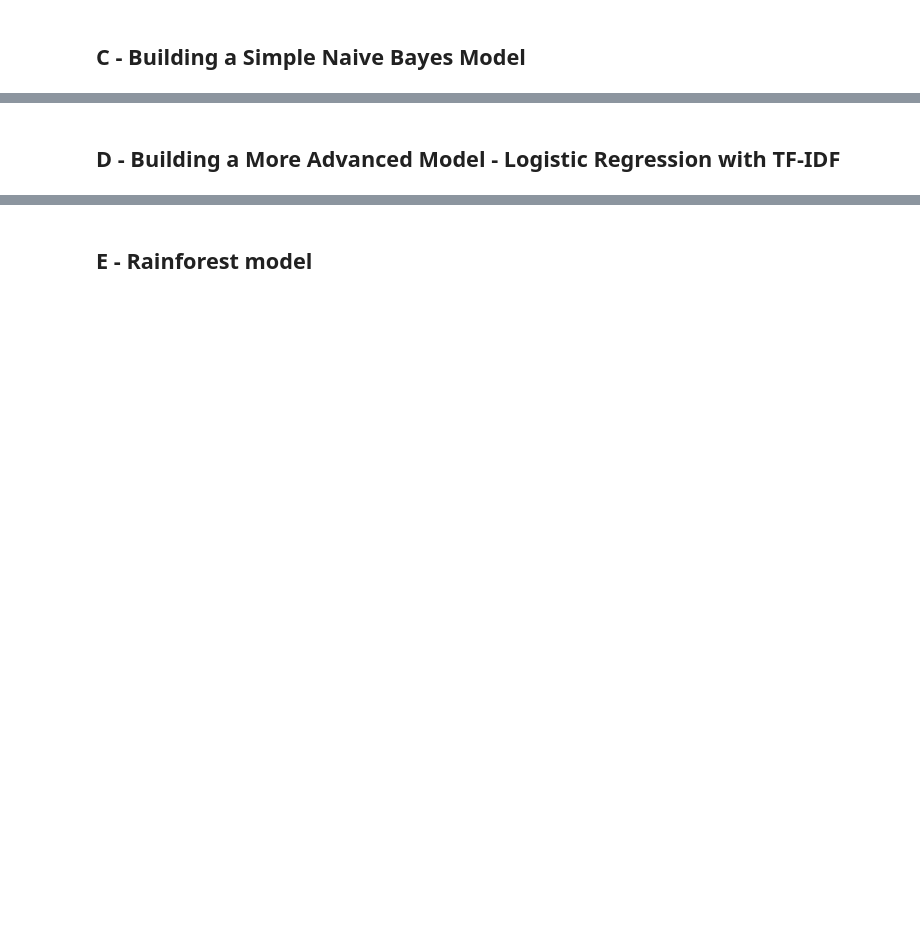
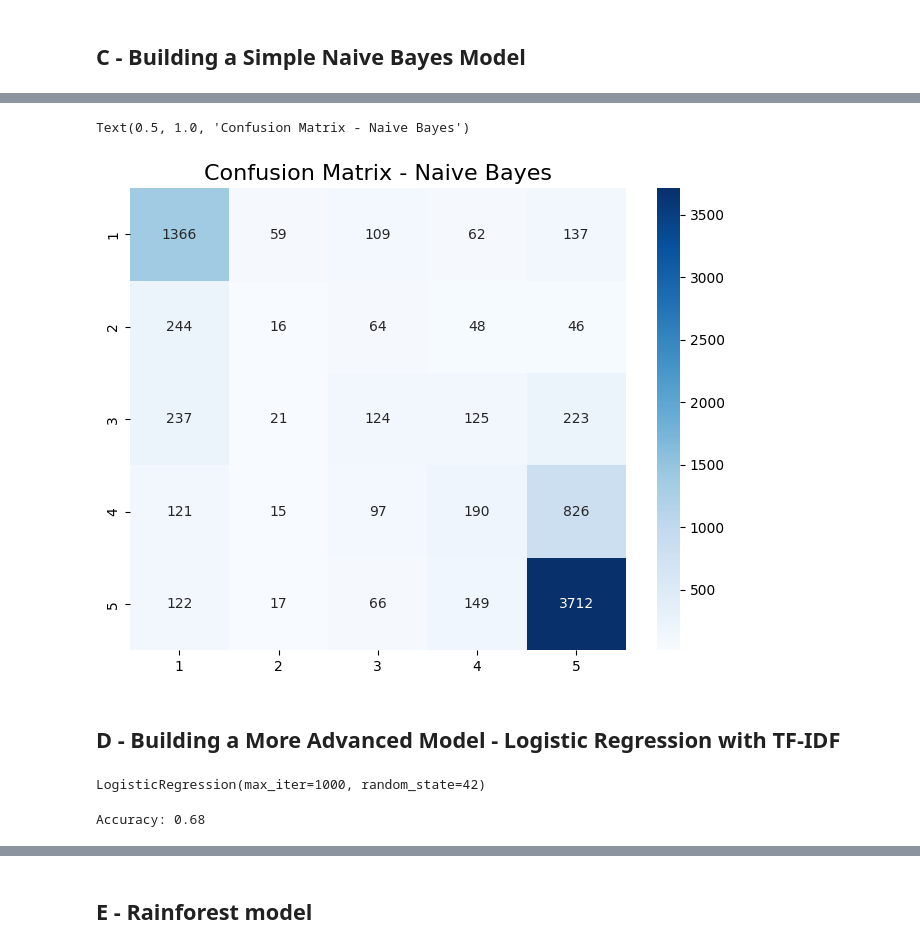
Before and after one commit to Jaddevvv/Head-of-Data-101-course, a Jupyter notebook: notebooks/albert-datascience.ipynb, the cells around one changed output, grey strips where cells are left out. Cells and saved outputs as stored; diff of their text form; code cells hidden in the pictures; blank space fills up the shorter version.

Commit message:
[FIX] - Clean the dataset and exercises

```diff
--- a/notebooks/albert-datascience.ipynb
+++ b/notebooks/albert-datascience.ipynb
@@ -304,4 +368,19 @@ def preprocess_text(text):
 # %%
 # Split the data into training and testing sets
 
-'your code'
+# I will be using 80/20 split for training/testing
+from sklearn.model_selection import train_test_split
+
+X = sample_df['comment_clean_processed']
+y = sample_df['review_score']
+
+X_train, X_test, y_train, y_test = train_test_split(
+    X,
+    y,
+    test_size=0.2,  # 20% for testing
+    random_state=42
+)
+
+# Print the shapes to verify the split
+print("Training set shape:", X_train.shape)
+print("Testing set shape:", X_test.shape)
@@ -311,7 +393,8 @@ def preprocess_text(text):
 # Use CountVectorizer to convert text to a matrix of token counts
 count_vectorizer = CountVectorizer(max_features=5000)  # Limit to top 5000 features
 
-'your code'
+X_train_counts = count_vectorizer.fit_transform(X_train)
+X_test_counts = count_vectorizer.transform(X_test)
 
 print(f"Shape of training features: {X_train_counts.shape}")
 print(f"Shape of testing features: {X_test_counts.shape}")
@@ -335,4 +429,4 @@ df_sample
 # Train a Naive Bayes classifier
 nb_classifier = MultinomialNB()
 
-'your code'
+nb_classifier.fit(X_train_counts, y_train)
@@ -339,7 +435,6 @@ nb_classifier = MultinomialNB()
 # %%
 # Make predictions on the test set
-
-'your code'
+y_pred = nb_classifier.predict(X_test_counts)
 # %%
 # Evaluate the model
 
@@ -352,7 +463,15 @@ print("Classification Report:\n")
 # %%
 # Create and display confusion matrix
+cm_nb = confusion_matrix(y_test, y_pred)
 
-'your code'
+plt.figure(figsize=(8, 6))
+sns.heatmap(cm_nb, annot=True, fmt='d', cmap='Blues',
+            xticklabels=nb_classifier.classes_,
+            yticklabels=nb_classifier.classes_)
+plt.title('Confusion Matrix - Naive Bayes', fontsize=16)
+# %% [output]
+Text(0.5, 1.0, 'Confusion Matrix - Naive Bayes')
+[figure, added]
 # %% [markdown]
 ## D - Building a More Advanced Model - Logistic Regression with TF-IDF
 # %%
@@ -364,14 +484,17 @@ tfidf_vectorizer = TfidfVectorizer(max_features=5000)
 # Train a Logistic Regression classifier
 lr_classifier = LogisticRegression(max_iter=1000, random_state=42)
 
-'your code'
+lr_classifier.fit(X_train_tfidf, y_train)
+# %% [output]
+LogisticRegression(max_iter=1000, random_state=42)
 # %%
 # Make predictions on the test set
-
-'your code'
+y_pred = lr_classifier.predict(X_test_tfidf)
 
 # Evaluate the model
-
-'your code'
+accuracy_lr = accuracy_score(y_test, y_pred)
+print(f"Accuracy: {accuracy_lr:.2f}")
+# %% [output]
+Accuracy: 0.68
 # %%
 # Display classification report
```
Also changed, not shown: parts of 29 cells of this notebook, 3 other files.
